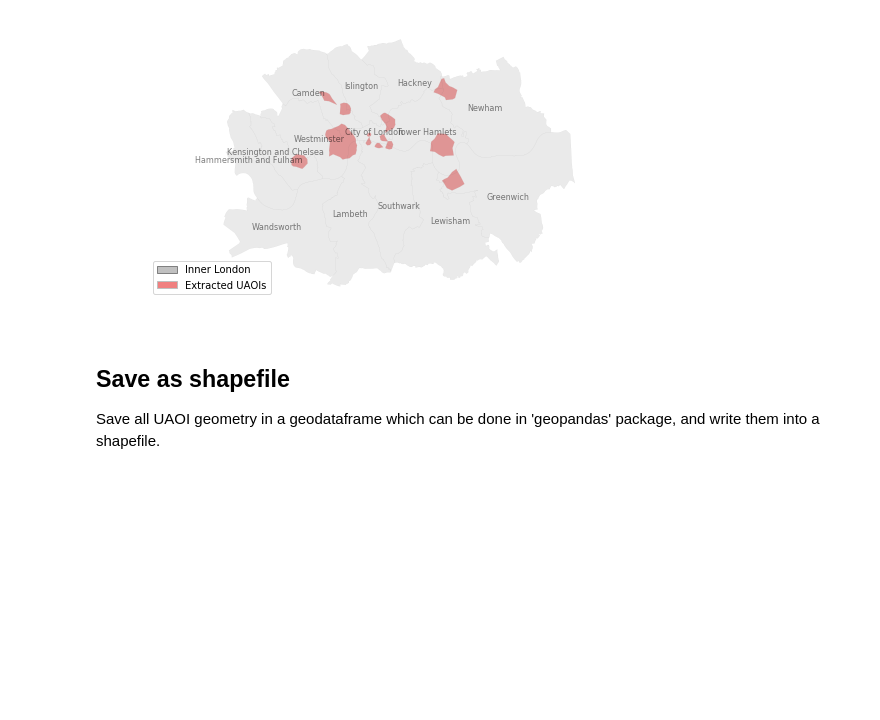
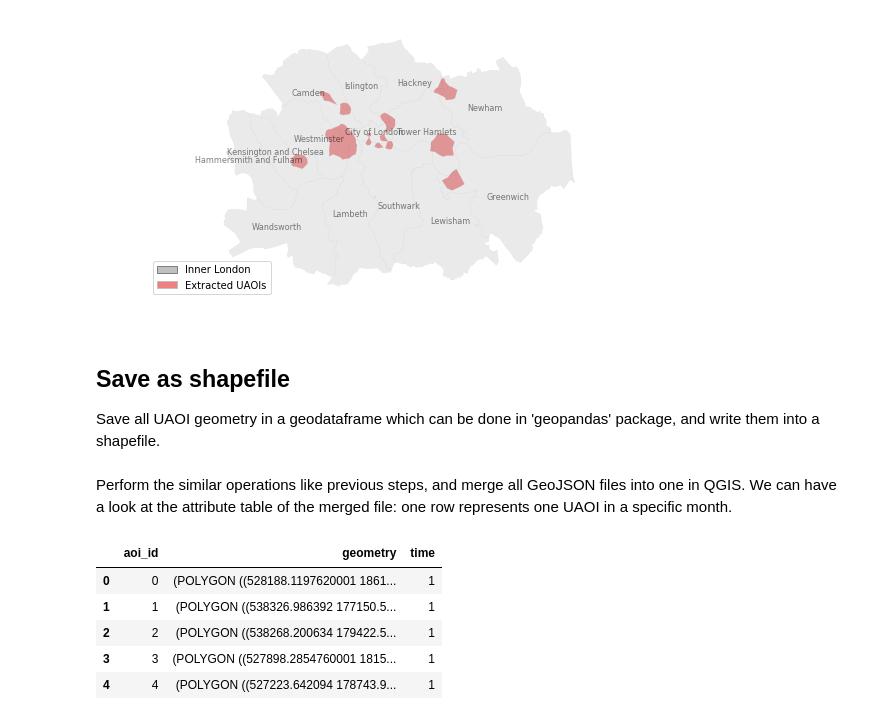
Before and after one commit to meixuchen/flickr_data_process_python, a Jupyter notebook: code/UAOI extraction.ipynb, the cells around one changed output. Cells and saved outputs as stored; diff of their text form; code cells hidden in the pictures; blank space fills up the shorter version.

```diff
--- a/code/UAOI extraction.ipynb
+++ b/code/UAOI extraction.ipynb
@@ -227,3 +227,5 @@ gdf = gpd.GeoDataFrame(geometry = aoi_poly,crs = innerlon.crs)
 gdf['month'] = 1
 # %%
 gdf.to_file(driver = 'GeoJSON', filename= "poly1.geojson")
+# %% [markdown]
+Perform the similar operations like previous steps, and merge all GeoJSON files into one in QGIS. We can have a look at the attribute table of the merged file: one row represents one UAOI in a specific month.
@@ -229,0 +234,9 @@ gdf.to_file(driver = 'GeoJSON', filename= "poly1.geojson")
+# %%
+merged_UAOI.head()
+# %% [output]
+|  | aoi_id | geometry | time |
+| 0 | 0 | (POLYGON ((528188.1197620001 1861... | 1 |
+| 1 | 1 | (POLYGON ((538326.986392 177150.5... | 1 |
+| 2 | 2 | (POLYGON ((538268.200634 179422.5... | 1 |
+| 3 | 3 | (POLYGON ((527898.2854760001 1815... | 1 |
+| 4 | 4 | (POLYGON ((527223.642094 178743.9... | 1 |
```
Also changed, not shown: parts of 6 cells of this notebook, 1 other file.
